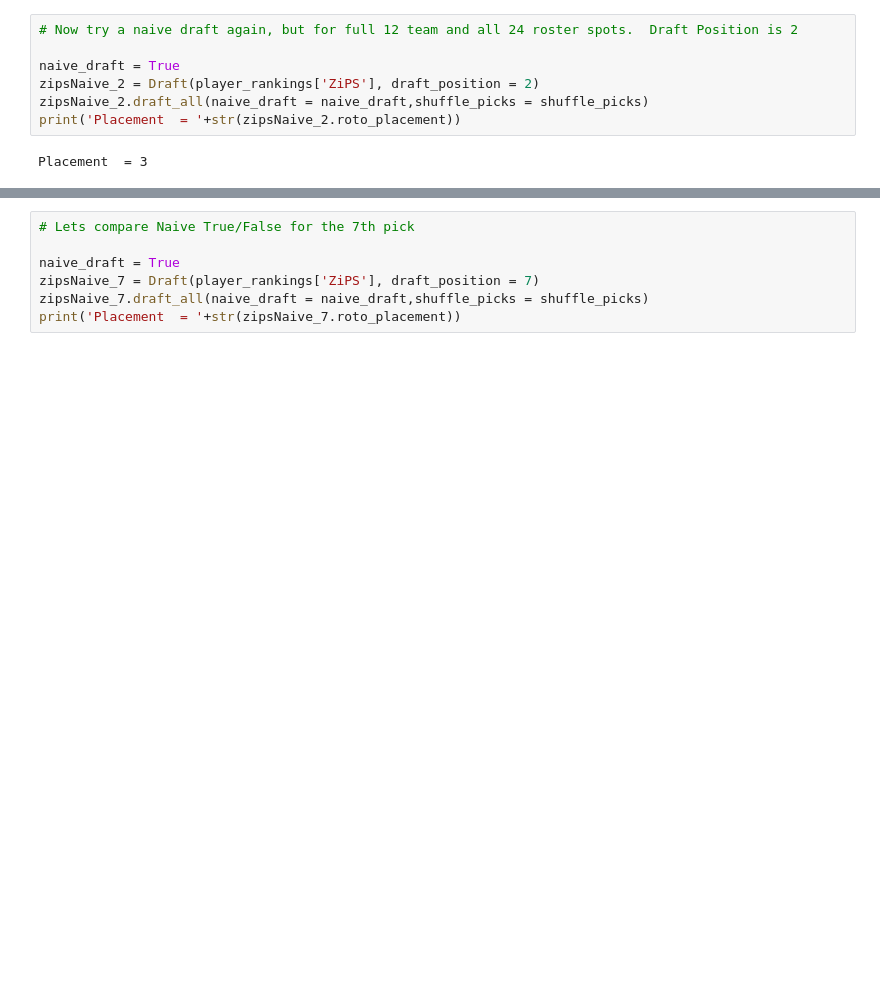
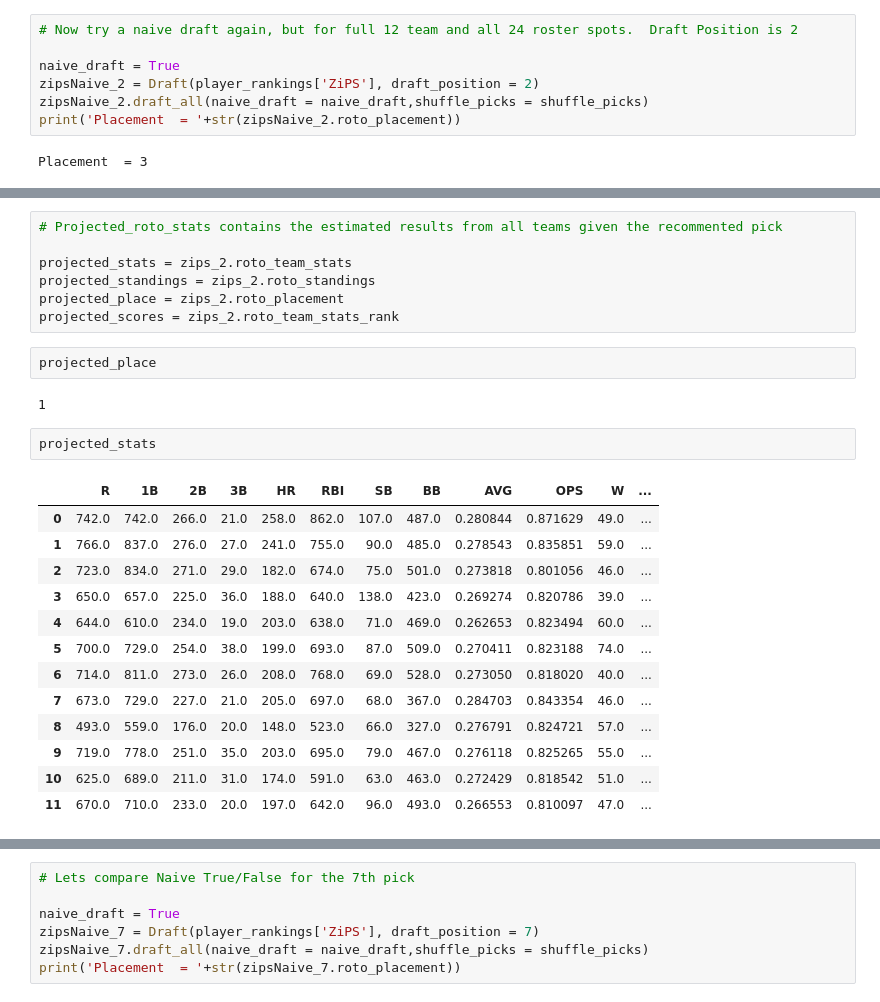
Before and after one commit to wrapgenius/GameDay2020, a Jupyter notebook: GameDay_Notebook.ipynb, the cells around one changed output, grey strips where cells are left out. Drawn from its saved outputs; the diff is of its cells as text; blank space fills up the shorter version.

```diff
--- a/GameDay_Notebook.ipynb
+++ b/GameDay_Notebook.ipynb
@@ -198 +198,28 @@ Team 12 Drafting Christian Vazquez for C
 Placement  = 1
+# %%
+# Projected_roto_stats contains the estimated results from all teams given the recommented pick
+
+projected_stats = zips_2.roto_team_stats
+projected_standings = zips_2.roto_standings
+projected_place = zips_2.roto_placement
+projected_scores = zips_2.roto_team_stats_rank
+# %%
+projected_place
+# %% [output]
+1
+# %%
+projected_stats
+# %% [output]
+|  | R | 1B | 2B | 3B | HR | RBI | SB | BB | AVG | OPS | W | ... |
+| 0 | 742.0 | 742.0 | 266.0 | 21.0 | 258.0 | 862.0 | 107.0 | 487.0 | 0.280844 | 0.871629 | 49.0 | ... |
+| 1 | 766.0 | 837.0 | 276.0 | 27.0 | 241.0 | 755.0 | 90.0 | 485.0 | 0.278543 | 0.835851 | 59.0 | ... |
+| 2 | 723.0 | 834.0 | 271.0 | 29.0 | 182.0 | 674.0 | 75.0 | 501.0 | 0.273818 | 0.801056 | 46.0 | ... |
+| 3 | 650.0 | 657.0 | 225.0 | 36.0 | 188.0 | 640.0 | 138.0 | 423.0 | 0.269274 | 0.820786 | 39.0 | ... |
+| 4 | 644.0 | 610.0 | 234.0 | 19.0 | 203.0 | 638.0 | 71.0 | 469.0 | 0.262653 | 0.823494 | 60.0 | ... |
+| 5 | 700.0 | 729.0 | 254.0 | 38.0 | 199.0 | 693.0 | 87.0 | 509.0 | 0.270411 | 0.823188 | 74.0 | ... |
+| 6 | 714.0 | 811.0 | 273.0 | 26.0 | 208.0 | 768.0 | 69.0 | 528.0 | 0.273050 | 0.818020 | 40.0 | ... |
+| 7 | 673.0 | 729.0 | 227.0 | 21.0 | 205.0 | 697.0 | 68.0 | 367.0 | 0.284703 | 0.843354 | 46.0 | ... |
+| 8 | 493.0 | 559.0 | 176.0 | 20.0 | 148.0 | 523.0 | 66.0 | 327.0 | 0.276791 | 0.824721 | 57.0 | ... |
+| 9 | 719.0 | 778.0 | 251.0 | 35.0 | 203.0 | 695.0 | 79.0 | 467.0 | 0.276118 | 0.825265 | 55.0 | ... |
+| 10 | 625.0 | 689.0 | 211.0 | 31.0 | 174.0 | 591.0 | 63.0 | 463.0 | 0.272429 | 0.818542 | 51.0 | ... |
+| 11 | 670.0 | 710.0 | 233.0 | 20.0 | 197.0 | 642.0 | 96.0 | 493.0 | 0.266553 | 0.810097 | 47.0 | ... |
```
Also changed, not shown: parts of 7 cells of this notebook.
